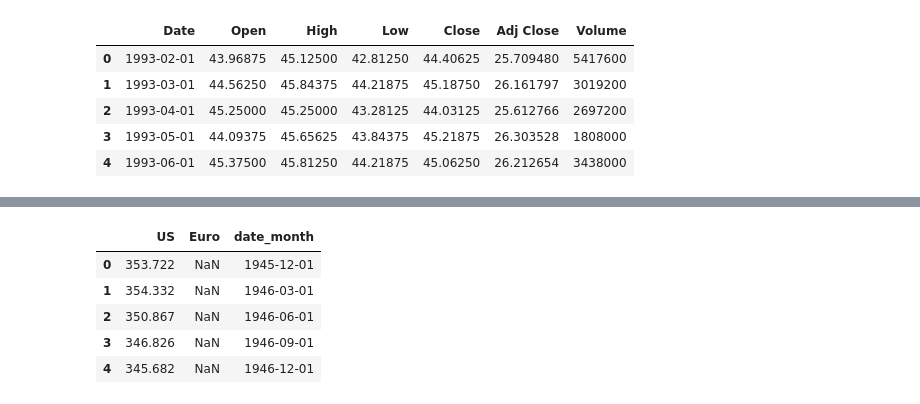
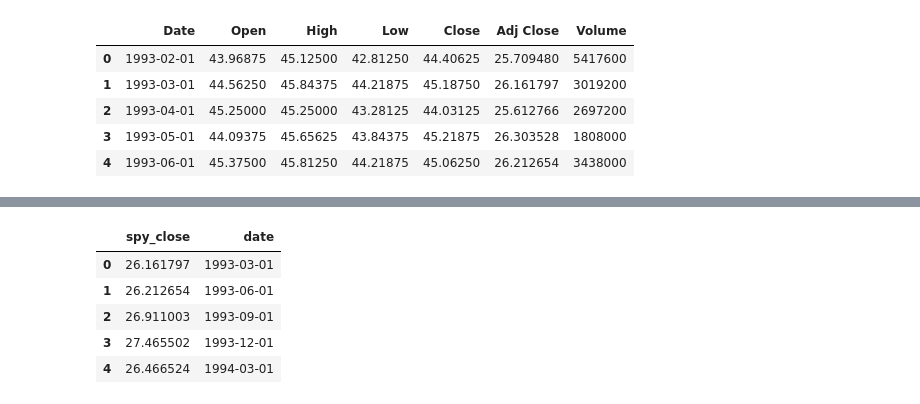
Before and after one commit to marchcarax/Portfolio-stats, a Jupyter notebook: model.ipynb, the cells around one changed output, grey strips where cells are left out. Drawn from its saved outputs; the diff is of its cells as text; code cells hidden in the pictures.

```diff
--- a/model.ipynb
+++ b/model.ipynb
@@ -45,3 +191,11 @@ df_spy.head()
 | 2 | 1993-04-01 | 45.25000 | 45.25000 | 43.28125 | 44.03125 | 25.612766 | 2697200 |
 | 3 | 1993-05-01 | 44.09375 | 45.65625 | 43.84375 | 45.21875 | 26.303528 | 1808000 |
 | 4 | 1993-06-01 | 45.37500 | 45.81250 | 44.21875 | 45.06250 | 26.212654 | 3438000 |
+# %%
+df_spy['Date'] = pd.to_datetime(df_spy['Date'])
+# %%
+df_spy_price = df_spy[['Date', 'Adj Close']]
+df_spy_vol = df_spy[['Date', 'Volume']]
+# %%
+df_spy_price = df_spy_price.set_index('Date')
+df_spy_price = df_spy_price.resample('Q').ohlc()
@@ -47,0 +226,3 @@ df_spy.head()
+# %%
+df_spy_price = df_spy_price['Adj Close'].reset_index()
+df_spy_price = df_spy_price[['close', 'Date']].rename(columns={'close':'spy_close'})
@@ -48,11 +232,11 @@ df_spy.head()
 # %%
-df_tc["date_month"] = df_tc['Period'].apply(lambda dt: dt.replace(day=1))
-df_tc.drop(['Period'], axis=1, inplace=True)
-df_tc.head()
+df_spy_price["date"] = df_spy_price['Date'].apply(lambda dt: dt.replace(day=1))
+df_spy_price.drop(['Date'], axis=1, inplace=True)
+df_spy_price.head()
 # %% [output]
-|  | US | Euro | date_month |
-| 0 | 353.722 | NaN | 1945-12-01 |
-| 1 | 354.332 | NaN | 1946-03-01 |
-| 2 | 350.867 | NaN | 1946-06-01 |
-| 3 | 346.826 | NaN | 1946-09-01 |
-| 4 | 345.682 | NaN | 1946-12-01 |
+|  | spy_close | date |
+| 0 | 26.161797 | 1993-03-01 |
+| 1 | 26.212654 | 1993-06-01 |
+| 2 | 26.911003 | 1993-09-01 |
+| 3 | 27.465502 | 1993-12-01 |
+| 4 | 26.466524 | 1994-03-01 |
```
Also changed, not shown: parts of 43 cells of this notebook, 1 other file.
